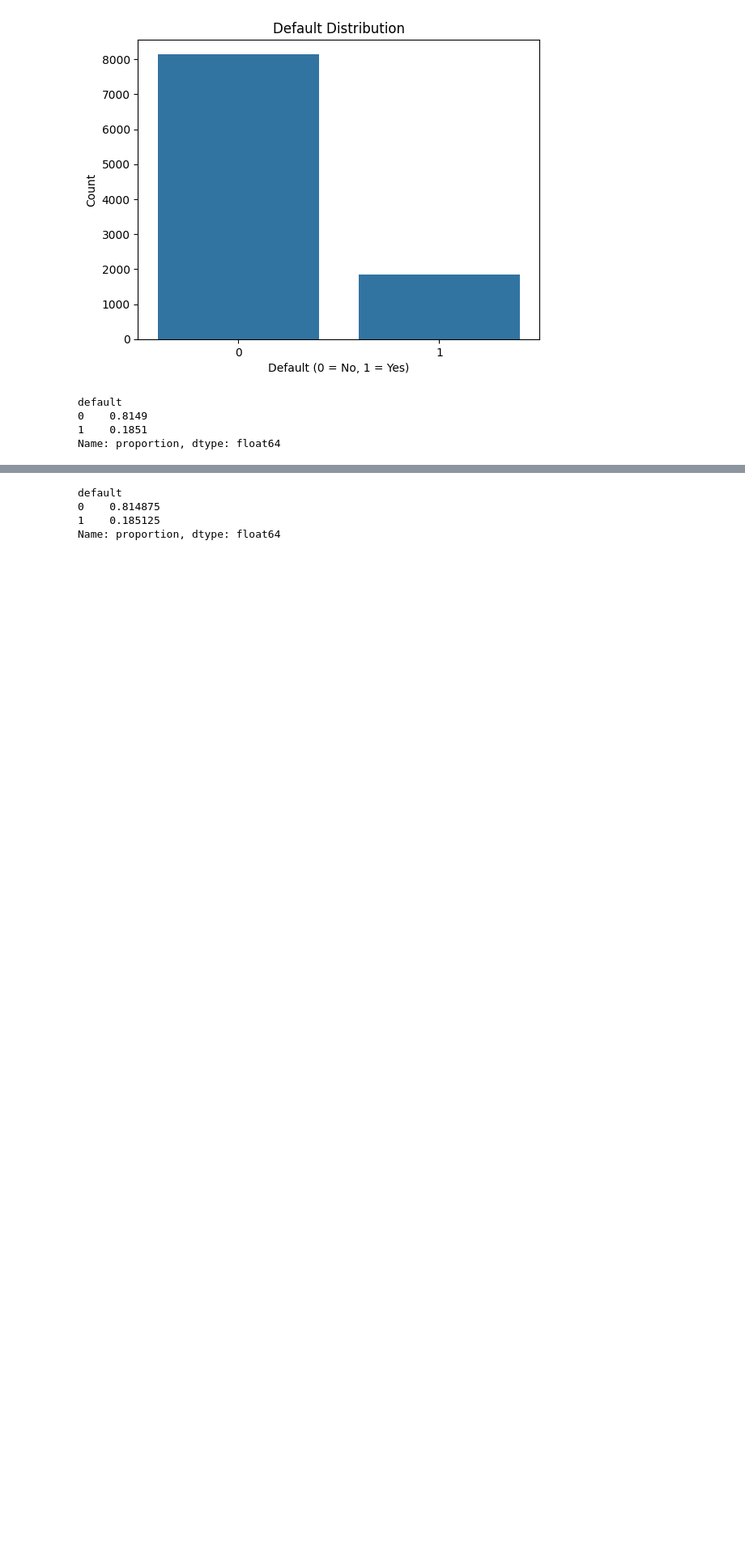
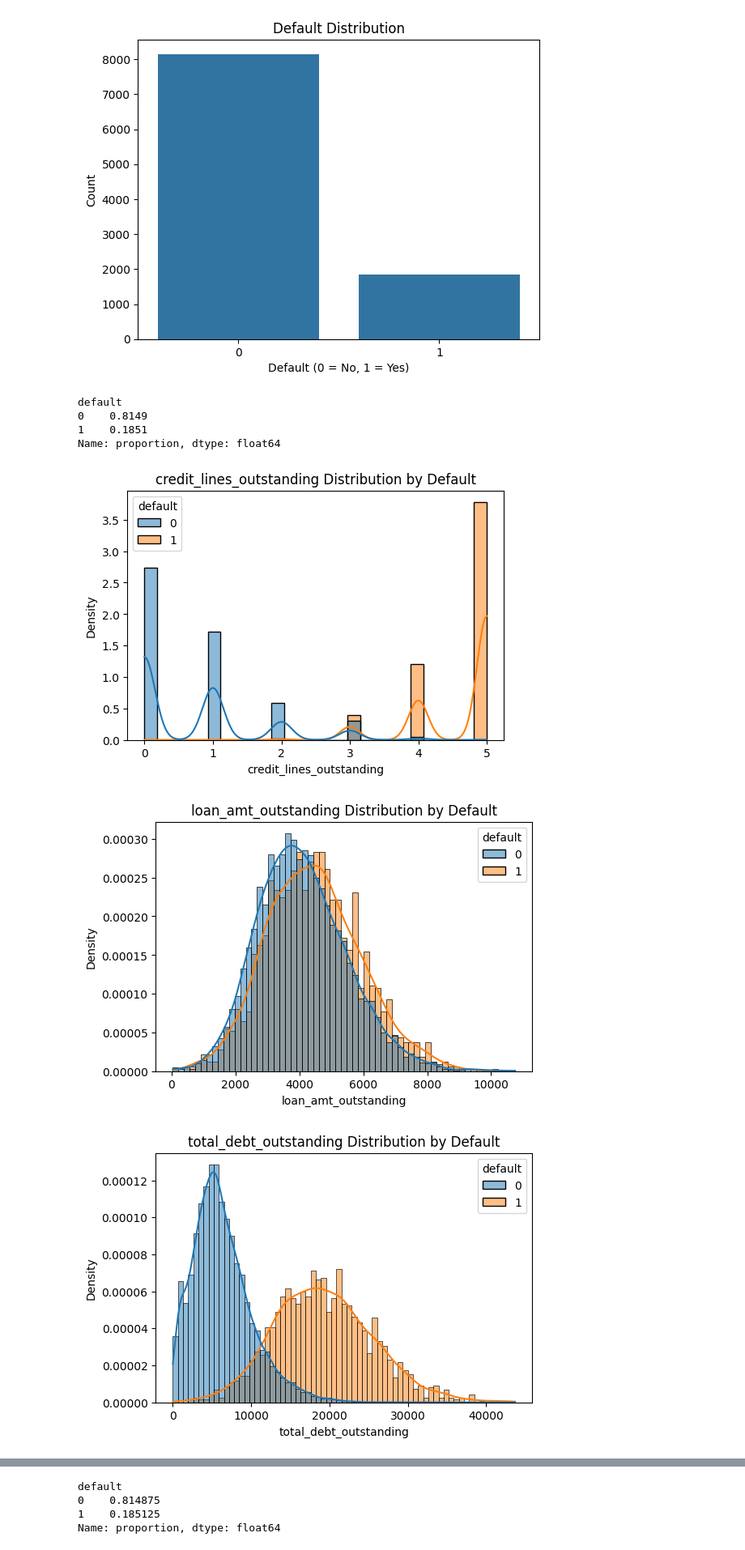
Before and after one commit to quantum-coderX/jpmorgan-quant-forage, a Jupyter notebook: notebooks/task_3_4.ipynb, the cells around one changed output, grey strips where cells are left out. Shown: that part at 81% size. Saved outputs shown, nothing was run; the diff lists cells and outputs as text; code cells hidden in the pictures; blank space fills up the shorter version.

Commit message:
visualization

```diff
--- a/notebooks/task_3_4.ipynb
+++ b/notebooks/task_3_4.ipynb
@@ -82,3 +82,16 @@ default
 0    0.8149
 1    0.1851
 Name: proportion, dtype: float64
+# %%
+numerical_features = ['credit_lines_outstanding', 'loan_amt_outstanding',
+                      'total_debt_outstanding', 'income', 'years_employed', 'fico_score']
+
+for col in numerical_features:
+    plt.figure(figsize=(6, 4))
+    sns.histplot(data=df, x=col, hue='default', kde=True, stat='density', common_norm=False)
+    plt.title(f'{col} Distribution by Default')
+    plt.show()
+# %% [output]
+[figure, added]
+[figure, added]
+[figure, added]
```
Also changed, not shown: parts of 5 cells of this notebook.
